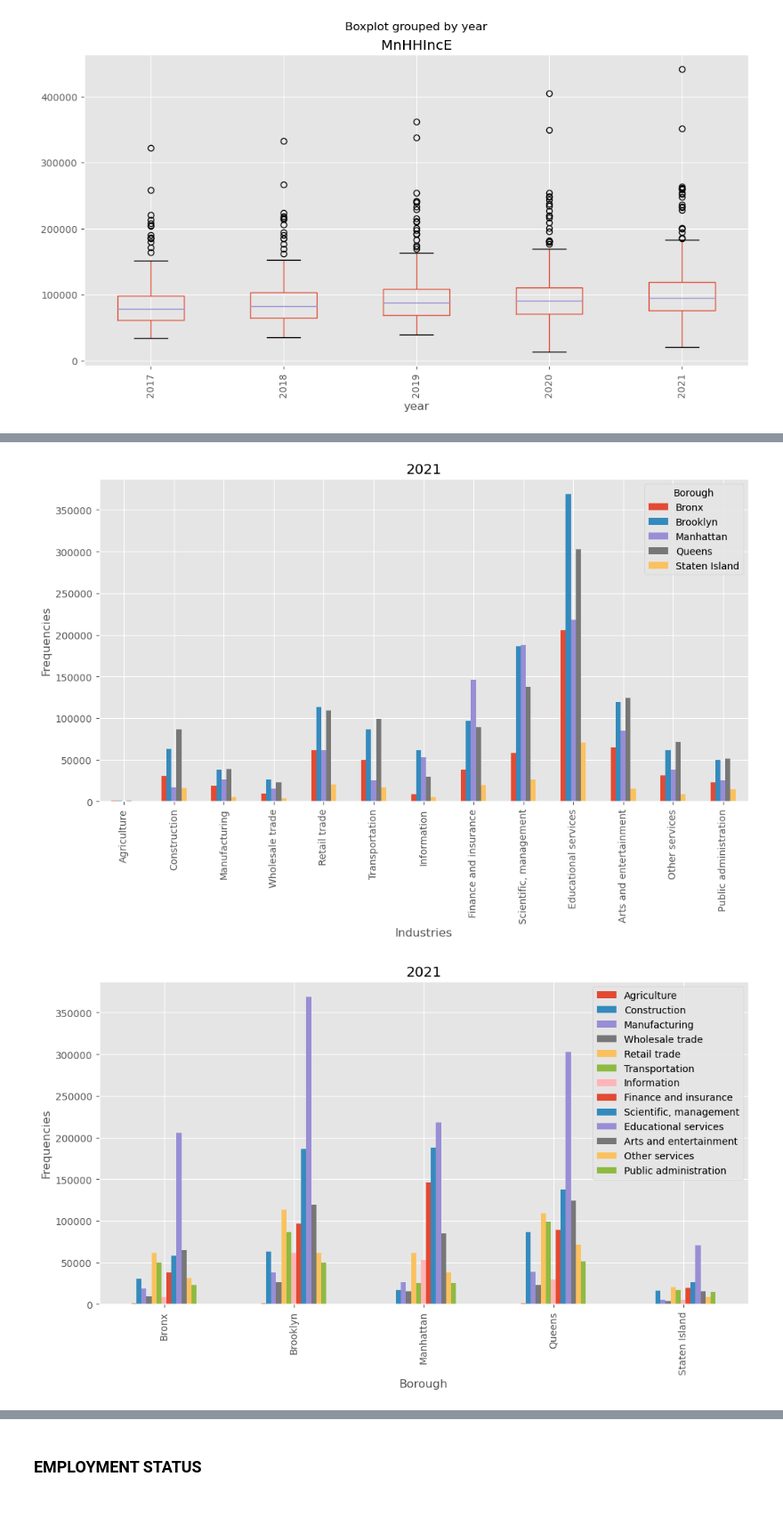
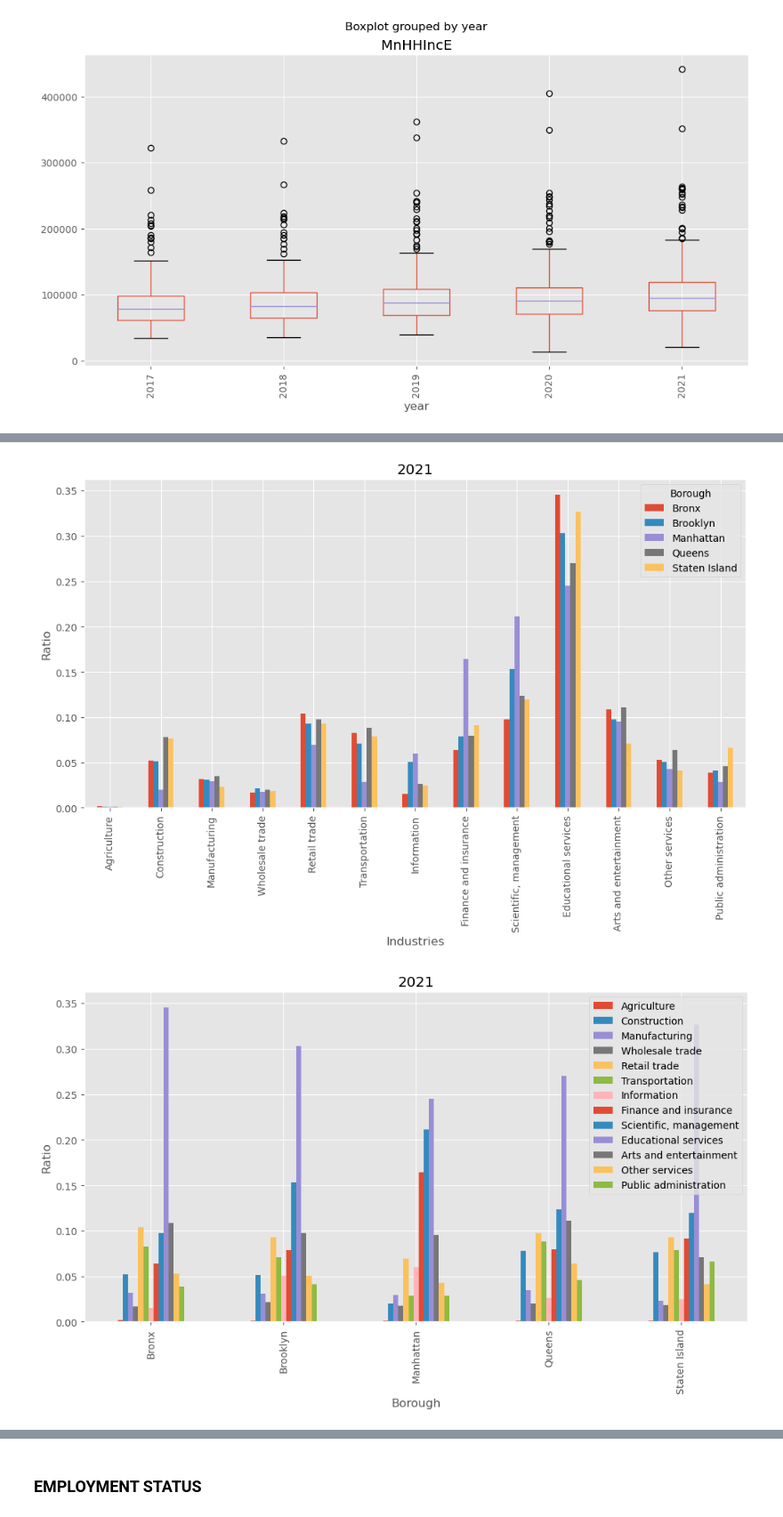
Before and after one commit to FranziskaMarie/Evictions-NYC, a Jupyter notebook: social_test.ipynb, the cells around one changed output, grey strips where cells are left out. Shown at 89% size. Cells and saved outputs as stored; diff of their text form; code cells hidden in the pictures.

```diff
--- a/social_test.ipynb
+++ b/social_test.ipynb
@@ -301,3 +325,8 @@ econ_21_ind = econ_21.groupby("Borough")[['AgFFHME', 'ConstctnE','MnfctrngE','Wh
 econ_21_ind.rename(columns = {'AgFFHME':'Agriculture', 'ConstctnE':'Construction', 'MnfctrngE':'Manufacturing', 'WhlsaleE':'Wholesale trade', 'RetailE':'Retail trade', 'TrWHUtE':'Transportation', 'InfoE':'Information', 'FIREE':'Finance and insurance','PrfSMgAWME':'Scientific, management','EdHlthCSAE':'Educational services','ArtEnRAFSE':'Arts and entertainment','OthnotPAE':'Other services','PubAdminE':'Public administration'}, inplace = True)
 
 econ_industry_all = [econ_17_ind, econ_18_ind, econ_19_ind, econ_20_ind, econ_21_ind]
+# %%
+econ_21_ind['sum']= econ_20_ind.sum(axis=1)
+# %%
+df_norm = econ_21_ind.div(econ_21_ind['sum'], axis=0)
+df_norm = df_norm.drop(['sum', 'CvLFUEm1E'], axis=1)
@@ -314,18 +353,18 @@ econ_industry_all = [econ_17_ind, econ_18_ind, econ_19_ind, econ_20_ind, econ_21
 #     ax.legend(loc='center left', bbox_to_anchor=(1, 0.75))
 #     ax.set_title(title_year[n])
 # %%
-econ_21_ind.T.plot.bar()
+df_norm.T.plot.bar()
 plt.xlabel('Industries')
-plt.ylabel('Frequencies')
+plt.ylabel('Ratio')
 plt.title('2021')
 plt.show()
 # %% [output]
-[figure, old version]
+[figure, new version]
 # %%
-econ_21_ind.plot.bar()
+df_norm.plot.bar()
 plt.xlabel('Borough')
-plt.ylabel('Frequencies')
+plt.ylabel('Ratio')
 plt.title('2021')
 plt.show()
 # %% [output]
-[figure, old version]
+[figure, new version]
```
Also changed, not shown: parts of 13 cells of this notebook.
